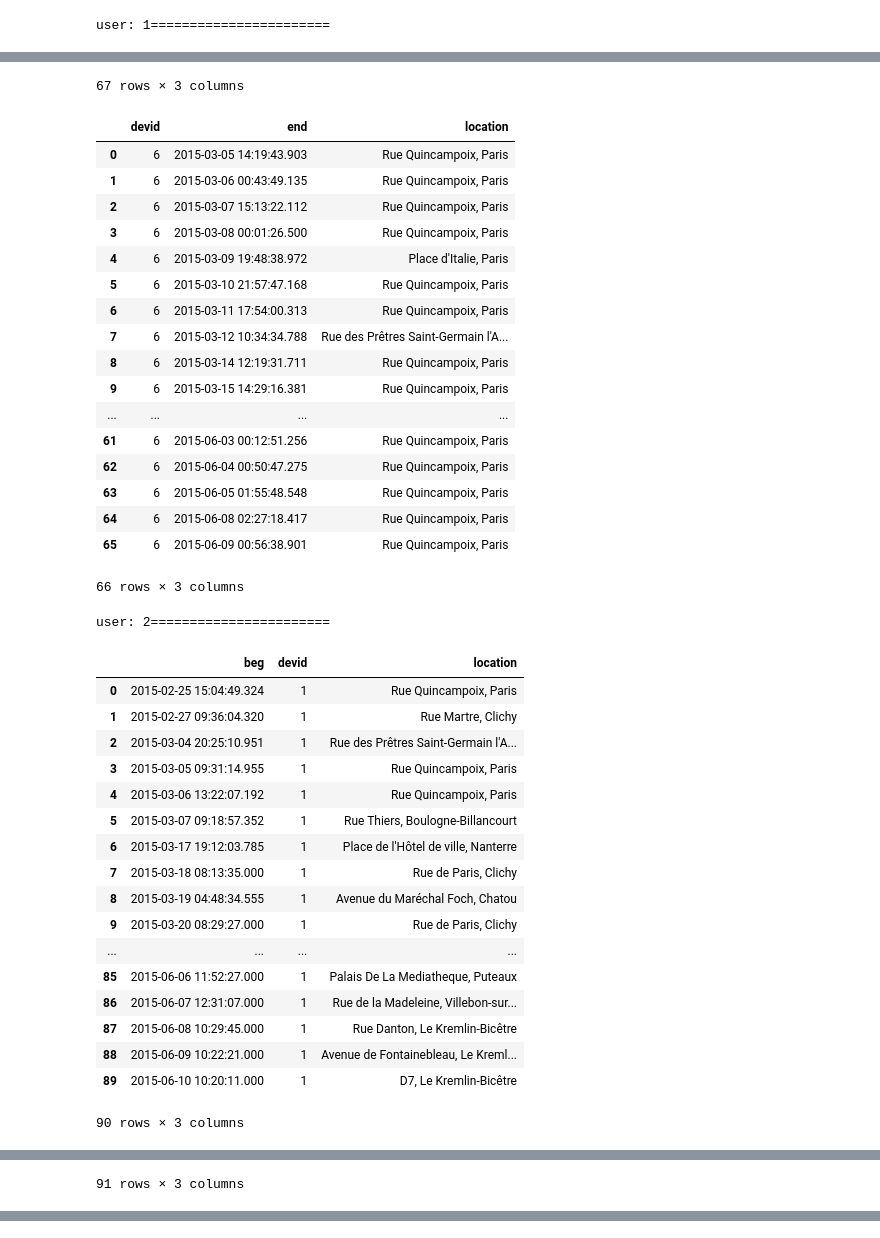
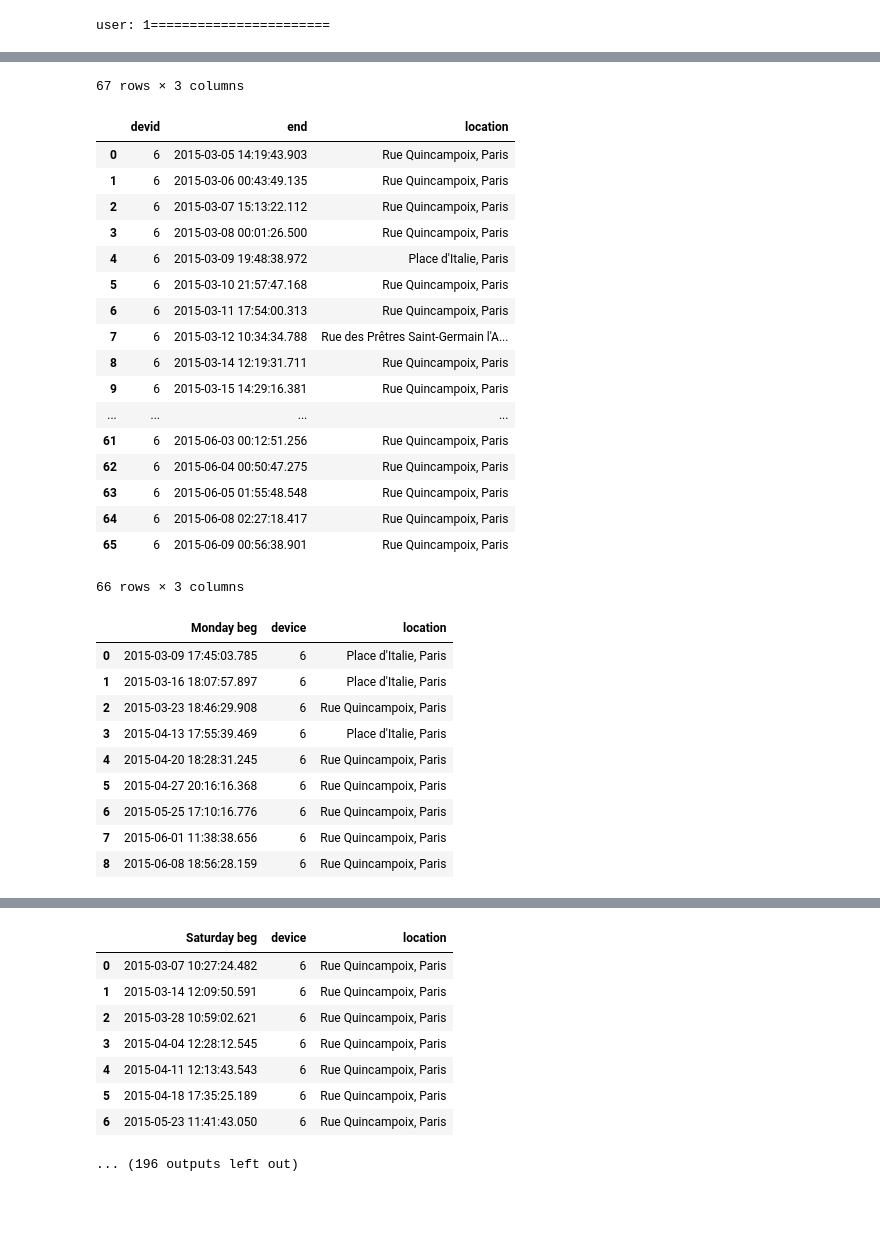
Before and after one commit to malelu92/ucnstudy_analysis, a Jupyter notebook: locationsStudy.ipynb, the cells around one changed output, grey strips where cells are left out. Saved outputs shown, nothing was run; the diff lists cells and outputs as text; code cells hidden in the pictures; blank space fills up the shorter version.

```diff
--- a/locationsStudy.ipynb
+++ b/locationsStudy.ipynb
@@ -91,6 +91,47 @@ for user in users:
         display(df_beg)
         df_end = pd.DataFrame(info_end)
         display(df_end)
+
+        #creates table per day for beginning
+        info_week = defaultdict(list)
+        if (info_beg['beg']):
+            cont = 0
+            for timst in info_beg['beg']:
+                day = timst
+                weekday = day.strftime('%A')
+                info_week[weekday].append(day)
+                info_week[weekday + ' location'].append(info_beg['location'][cont])
+                cont = cont + 1
+
+        days_str = {'Monday', 'Tuesday', 'Wednesday', 'Thursday', 'Friday','Saturday', 'Sunday'}
+        for name in days_str:
+            df_col = defaultdict(list)
+            df_col['device'] = str(dev.device_id)
+            df_col[name+' beg'] = info_week[name]
+            df_col['location'] = info_week[name + ' location']
+            df_week = pd.DataFrame(df_col)
+            display(df_week)
+
+
+        #creates table per day for ending
+        info_week = defaultdict(list)
+        if (info_end['end']):
+            cont = 0
+            for timst in info_end['end']:
+                day = timst
+                weekday = day.strftime('%A')
+                info_week[weekday].append(day)
+                info_week[weekday + ' location'].append(info_end['location'][cont])
+                cont = cont + 1
+
+        days_str = {'Monday', 'Tuesday', 'Wednesday', 'Thursday', 'Friday','Saturday', 'Sunday'}
+        for name in days_str:
+            df_col = defaultdict(list)
+            df_col['device'] = str(dev.device_id)
+            df_col[name+' end'] = info_week[name]
+            df_col['location'] = info_week[name + ' location']
+            df_week = pd.DataFrame(df_col)
+            display(df_week)
 # %% [output]
 user: 1=======================
 |  | beg | devid | location |
@@ -102,49 +143,40 @@ user: 1=======================
 | 5 | 2015-03-10 16:30:04.230 | 6 | Rue Quincampoix, Paris |
 | 6 | 2015-03-11 10:47:10.600 | 6 | Rue Quincampoix, Paris |
 | 7 | 2015-03-12 09:05:45.481 | 6 | Rue des Prêtres Saint-Germain l'A... |
 | 8 | 2015-03-14 12:09:50.591 | 6 | Rue Quincampoix, Paris |
 | 9 | 2015-03-15 13:16:11.127 | 6 | Rue Quincampoix, Paris |
 | ... | ... | ... | ... |
 | 62 | 2015-06-04 08:31:04.641 | 6 | Rue Quincampoix, Paris |
 | 63 | 2015-06-05 12:21:39.302 | 6 | Rue Quincampoix, Paris |
 | 64 | 2015-06-07 23:15:30.696 | 6 | Rue Quincampoix, Paris |
 | 65 | 2015-06-08 18:56:28.159 | 6 | Rue Quincampoix, Paris |
 | 66 | 2015-06-09 10:03:20.385 | 6 | Rue Quincampoix, Paris |
 67 rows × 3 columns
 |  | devid | end | location |
 | 0 | 6 | 2015-03-05 14:19:43.903 | Rue Quincampoix, Paris |
 | 1 | 6 | 2015-03-06 00:43:49.135 | Rue Quincampoix, Paris |
 | 2 | 6 | 2015-03-07 15:13:22.112 | Rue Quincampoix, Paris |
 | 3 | 6 | 2015-03-08 00:01:26.500 | Rue Quincampoix, Paris |
 | 4 | 6 | 2015-03-09 19:48:38.972 | Place d'Italie, Paris |
 | 5 | 6 | 2015-03-10 21:57:47.168 | Rue Quincampoix, Paris |
 | 6 | 6 | 2015-03-11 17:54:00.313 | Rue Quincampoix, Paris |
 | 7 | 6 | 2015-03-12 10:34:34.788 | Rue des Prêtres Saint-Germain l'A... |
 | 8 | 6 | 2015-03-14 12:19:31.711 | Rue Quincampoix, Paris |
 | 9 | 6 | 2015-03-15 14:29:16.381 | Rue Quincampoix, Paris |
 | ... | ... | ... | ... |
 | 61 | 6 | 2015-06-03 00:12:51.256 | Rue Quincampoix, Paris |
 | 62 | 6 | 2015-06-04 00:50:47.275 | Rue Quincampoix, Paris |
 | 63 | 6 | 2015-06-05 01:55:48.548 | Rue Quincampoix, Paris |
 | 64 | 6 | 2015-06-08 02:27:18.417 | Rue Quincampoix, Paris |
 | 65 | 6 | 2015-06-09 00:56:38.901 | Rue Quincampoix, Paris |
 66 rows × 3 columns
-user: 2=======================
-|  | beg | devid | location |
-| 0 | 2015-02-25 15:04:49.324 | 1 | Rue Quincampoix, Paris |
-| 1 | 2015-02-27 09:36:04.320 | 1 | Rue Martre, Clichy |
-| 2 | 2015-03-04 20:25:10.951 | 1 | Rue des Prêtres Saint-Germain l'A... |
-| 3 | 2015-03-05 09:31:14.955 | 1 | Rue Quincampoix, Paris |
-| 4 | 2015-03-06 13:22:07.192 | 1 | Rue Quincampoix, Paris |
-| 5 | 2015-03-07 09:18:57.352 | 1 | Rue Thiers, Boulogne-Billancourt |
-| 6 | 2015-03-17 19:12:03.785 | 1 | Place de l'Hôtel de ville, Nanterre |
-| 7 | 2015-03-18 08:13:35.000 | 1 | Rue de Paris, Clichy |
-| 8 | 2015-03-19 04:48:34.555 | 1 | Avenue du Maréchal Foch, Chatou |
-| 9 | 2015-03-20 08:29:27.000 | 1 | Rue de Paris, Clichy |
-| ... | ... | ... | ... |
-| 85 | 2015-06-06 11:52:27.000 | 1 | Palais De La Mediatheque, Puteaux |
-| 86 | 2015-06-07 12:31:07.000 | 1 | Rue de la Madeleine, Villebon-sur... |
-| 87 | 2015-06-08 10:29:45.000 | 1 | Rue Danton, Le Kremlin-Bicêtre |
-| 88 | 2015-06-09 10:22:21.000 | 1 | Avenue de Fontainebleau, Le Kreml... |
-| 89 | 2015-06-10 10:20:11.000 | 1 | D7, Le Kremlin-Bicêtre |
+|  | Monday beg | device | location |
+| 0 | 2015-03-09 17:45:03.785 | 6 | Place d'Italie, Paris |
+| 1 | 2015-03-16 18:07:57.897 | 6 | Place d'Italie, Paris |
+| 2 | 2015-03-23 18:46:29.908 | 6 | Rue Quincampoix, Paris |
+| 3 | 2015-04-13 17:55:39.469 | 6 | Place d'Italie, Paris |
+| 4 | 2015-04-20 18:28:31.245 | 6 | Rue Quincampoix, Paris |
+| 5 | 2015-04-27 20:16:16.368 | 6 | Rue Quincampoix, Paris |
+| 6 | 2015-05-25 17:10:16.776 | 6 | Rue Quincampoix, Paris |
+| 7 | 2015-06-01 11:38:38.656 | 6 | Rue Quincampoix, Paris |
+| 8 | 2015-06-08 18:56:28.159 | 6 | Rue Quincampoix, Paris |
-90 rows × 3 columns
@@ -168 +194,0 @@ user: 2=======================
-91 rows × 3 columns
@@ -179,0 +239,9 @@ user: 2=======================
+|  | Saturday beg | device | location |
+| 0 | 2015-03-07 10:27:24.482 | 6 | Rue Quincampoix, Paris |
+| 1 | 2015-03-14 12:09:50.591 | 6 | Rue Quincampoix, Paris |
+| 2 | 2015-03-28 10:59:02.621 | 6 | Rue Quincampoix, Paris |
+| 3 | 2015-04-04 12:28:12.545 | 6 | Rue Quincampoix, Paris |
+| 4 | 2015-04-11 12:13:43.543 | 6 | Rue Quincampoix, Paris |
+| 5 | 2015-04-18 17:35:25.189 | 6 | Rue Quincampoix, Paris |
+| 6 | 2015-05-23 11:41:43.050 | 6 | Rue Quincampoix, Paris |
+... (196 outputs left out)
```
Also changed, not shown: parts of 1 cell of this notebook, 2 other files.
